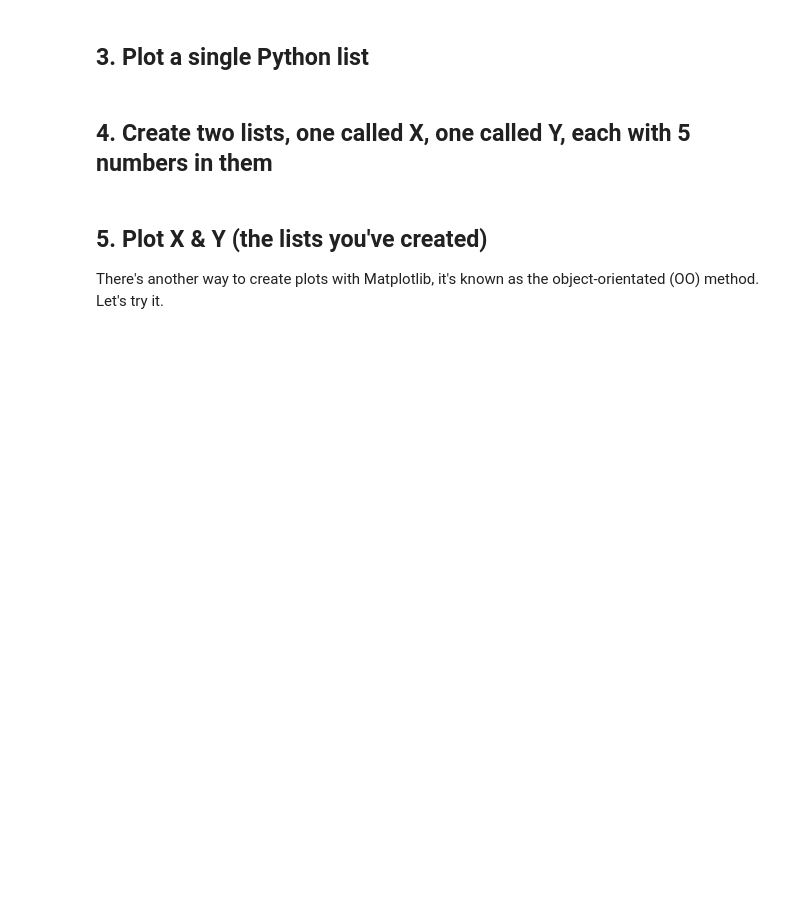
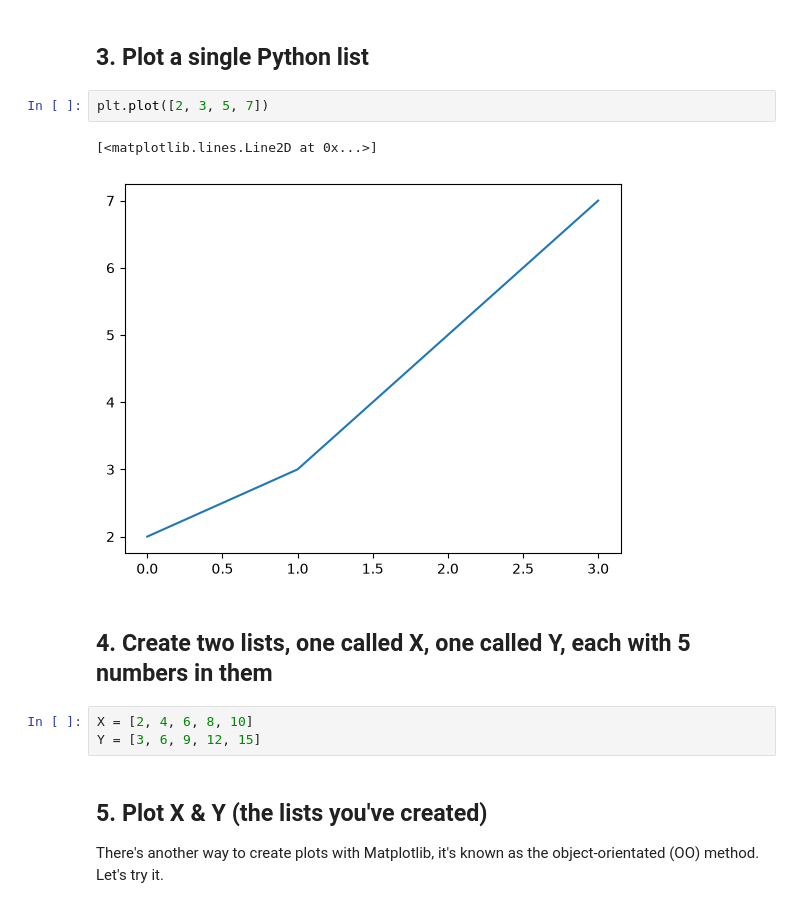
Before and after one commit to learner-Piyush/matplotlib-assignment, a Jupyter notebook: matplotlib-practice.ipynb, the cells around one changed output. Cells and saved outputs as stored; diff of their text form; blank space fills up the shorter version.

```diff
--- a/matplotlib-practice.ipynb
+++ b/matplotlib-practice.ipynb
@@ -7,7 +15,15 @@
 # %% [markdown]
 ## 3. Plot a single Python list
+# %%
+plt.plot([2, 3, 5, 7])
+# %% [output]
+[<matplotlib.lines.Line2D at 0x...>]
+[figure, added]
 # %% [markdown]
 ## 4. Create two lists, one called X, one called Y, each with 5 numbers in them
+# %%
+X = [2, 4, 6, 8, 10]
+Y = [3, 6, 9, 12, 15]
 # %% [markdown]
 ## 5. Plot X & Y (the lists you've created)
 There's another way to create plots with Matplotlib, it's known as the object-orientated (OO) method. Let's try it.
```
Also changed, not shown: parts of 43 cells of this notebook, 5 other files.
